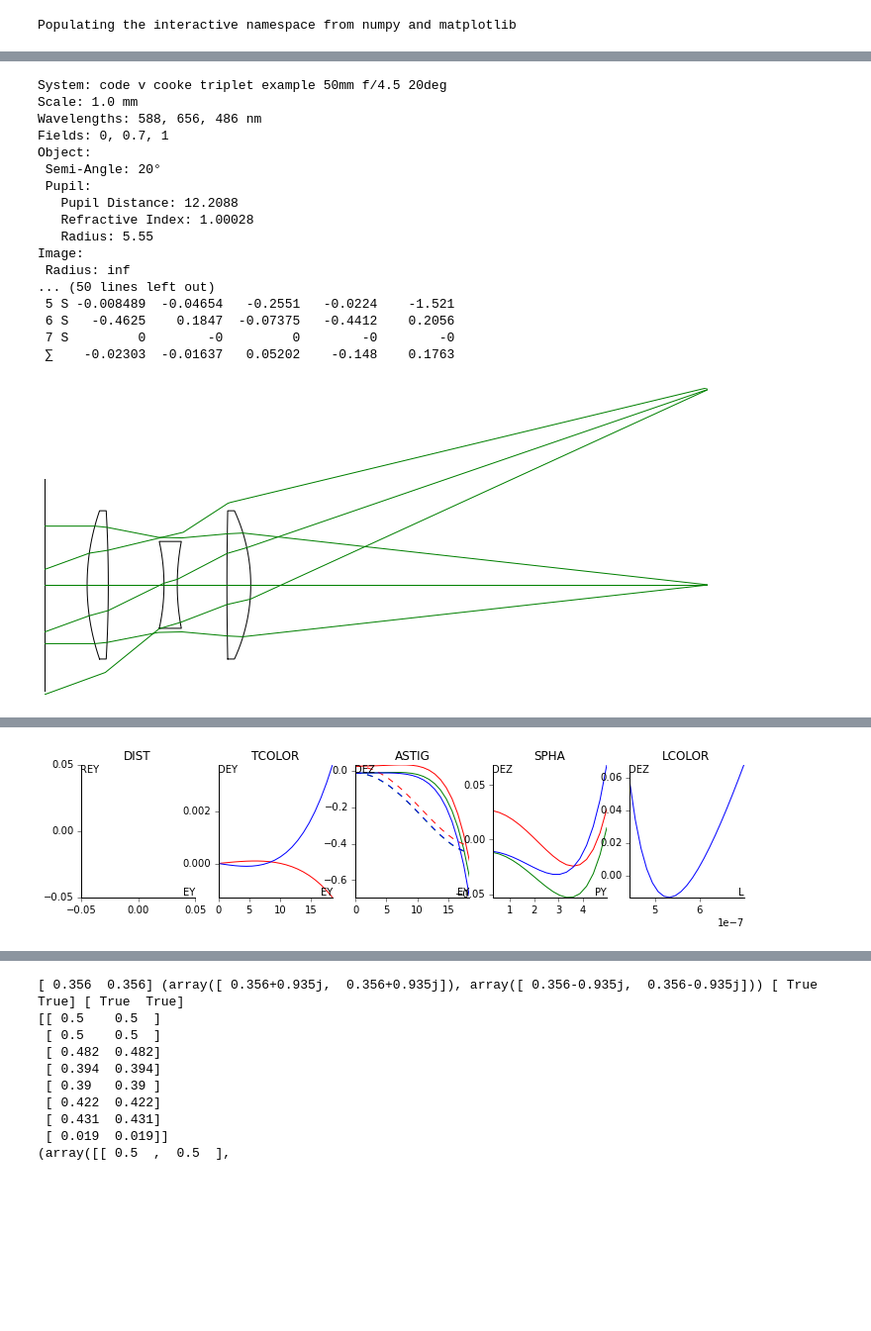
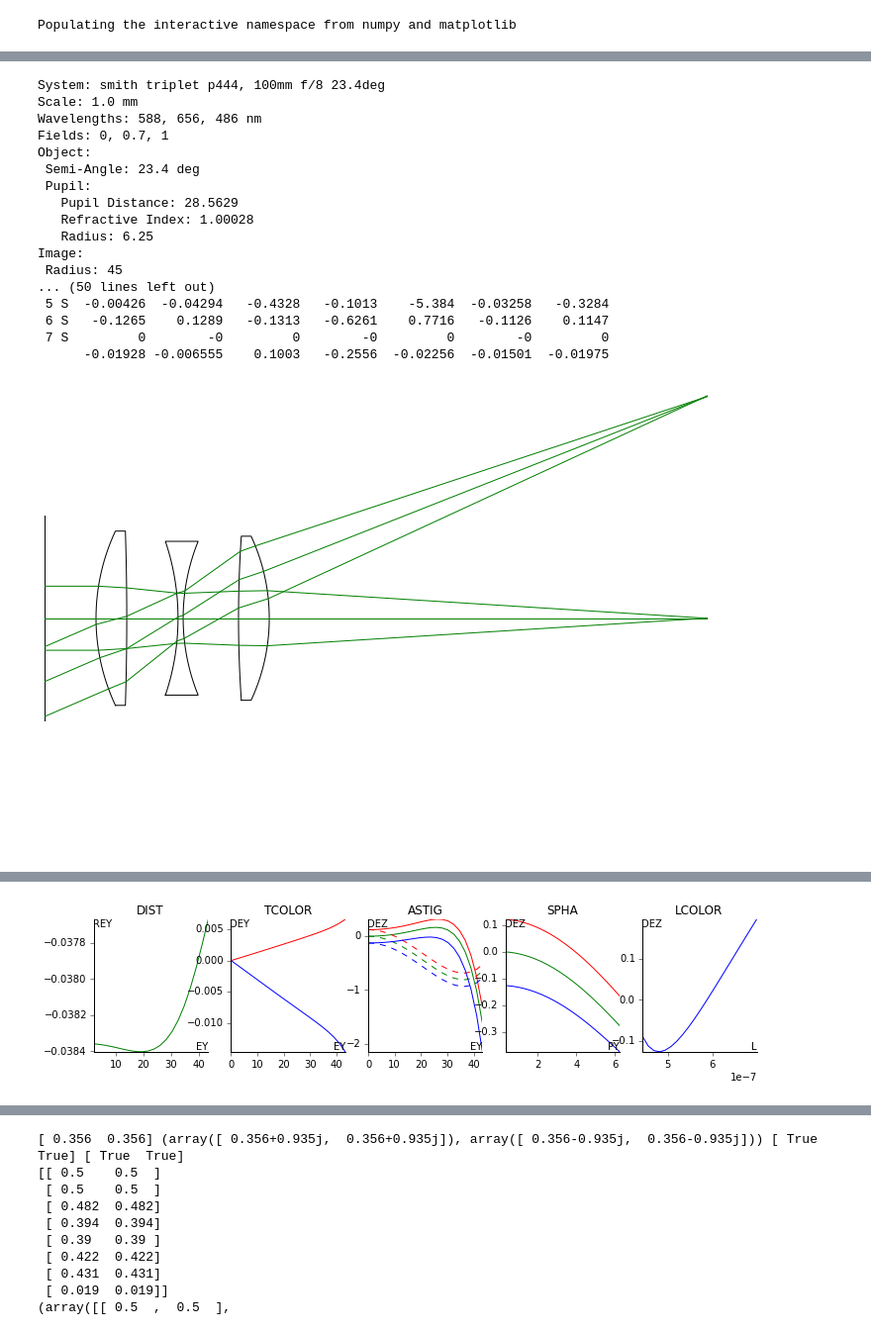
Before and after one commit to quartiq/rayopt-notebooks, a Jupyter notebook: triplet.ipynb, the cells around one changed output, grey strips where cells are left out. Shown at 99% size. Saved outputs shown, nothing was run; the diff lists cells and outputs as text; code cells hidden in the pictures; blank space fills up the shorter version.

Commit message:
triplet optimization

```diff
--- a/triplet.ipynb
+++ b/triplet.ipynb
@@ -85,7 +85,24 @@ elements:
 - {distance: 43.050484, material: air}
 """)
 
+s = system_from_yaml("""
+description: "smith triplet p444, 100mm f/8 23.4deg"
+stop: 4
+object: {angle_deg: 23.4, pupil: {radius: 6.25}}
+elements:
+- {material: air, radius: 20}
+- {distance: 10, material: SCHOTT/SK4, roc: 40.1, radius: 17}
+- {distance: 6, material: air, roc: -537.1, radius: 17}
+- {distance: 10, material: SCHOTT/FN11, roc: -47.0, radius: 15}
+- {distance: 1, material: air, roc: 40, radius: 15}
+- {distance: 10.8, material: SCHOTT/SK4, roc: 234.5, radius: 16}
+- {distance: 6, material: air, roc: -37.9, radius: 16}
+- {distance: 85.3, material: air, radius: 45}
+""")
 s.update()
+s.paraxial.focal_length_solve(100)
+s.paraxial.update()
+s.paraxial.refocus()
 
 print(s)
 #s.reverse()
@@ -111,21 +128,21 @@ Image:
 # %%
-a = Analysis(s)
+a = Analysis(s, refocus_full=False)
 # %% [output]
-System: code v cooke triplet example 50mm f/4.5 20deg
+System: smith triplet p444, 100mm f/8 23.4deg
 Scale: 1.0 mm
 Wavelengths: 588, 656, 486 nm
 Fields: 0, 0.7, 1
 Object:
- Semi-Angle: 20°
+ Semi-Angle: 23.4 deg
  Pupil:
-   Pupil Distance: 12.2088
+   Pupil Distance: 28.5629
    Refractive Index: 1.00028
-   Radius: 5.55
+   Radius: 6.25
 Image:
- Radius: inf
+ Radius: 45
 ... (50 lines left out)
- 5 S -0.008489  -0.04654   -0.2551   -0.0224    -1.521
- 6 S   -0.4625    0.1847  -0.07375   -0.4412    0.2056
- 7 S         0        -0         0        -0        -0
- ∑    -0.02303  -0.01637   0.05202    -0.148    0.1763
+ 5 S  -0.00426  -0.04294   -0.4328   -0.1013    -5.384  -0.03258   -0.3284
+ 6 S   -0.1265    0.1289   -0.1313   -0.6261    0.7716   -0.1126    0.1147
+ 7 S         0        -0         0        -0         0        -0         0
+      -0.01928 -0.006555    0.1003   -0.2556  -0.02256  -0.01501  -0.01975
-[figure, old version]
+[figure, new version]
@@ -133 +150 @@ Image:
-[figure, old version]
+[figure, new version]
```
Also changed, not shown: parts of 6 cells of this notebook.
